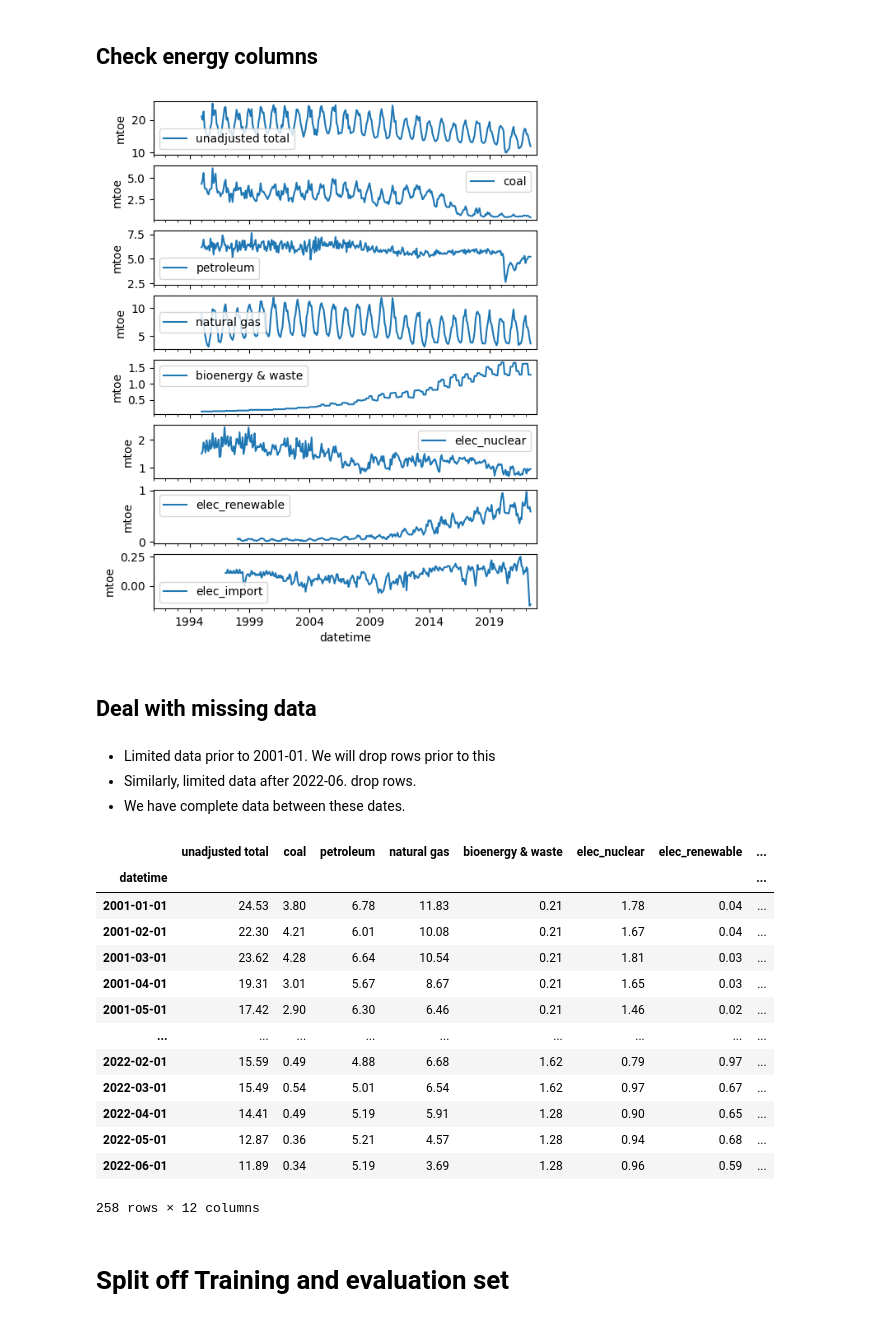
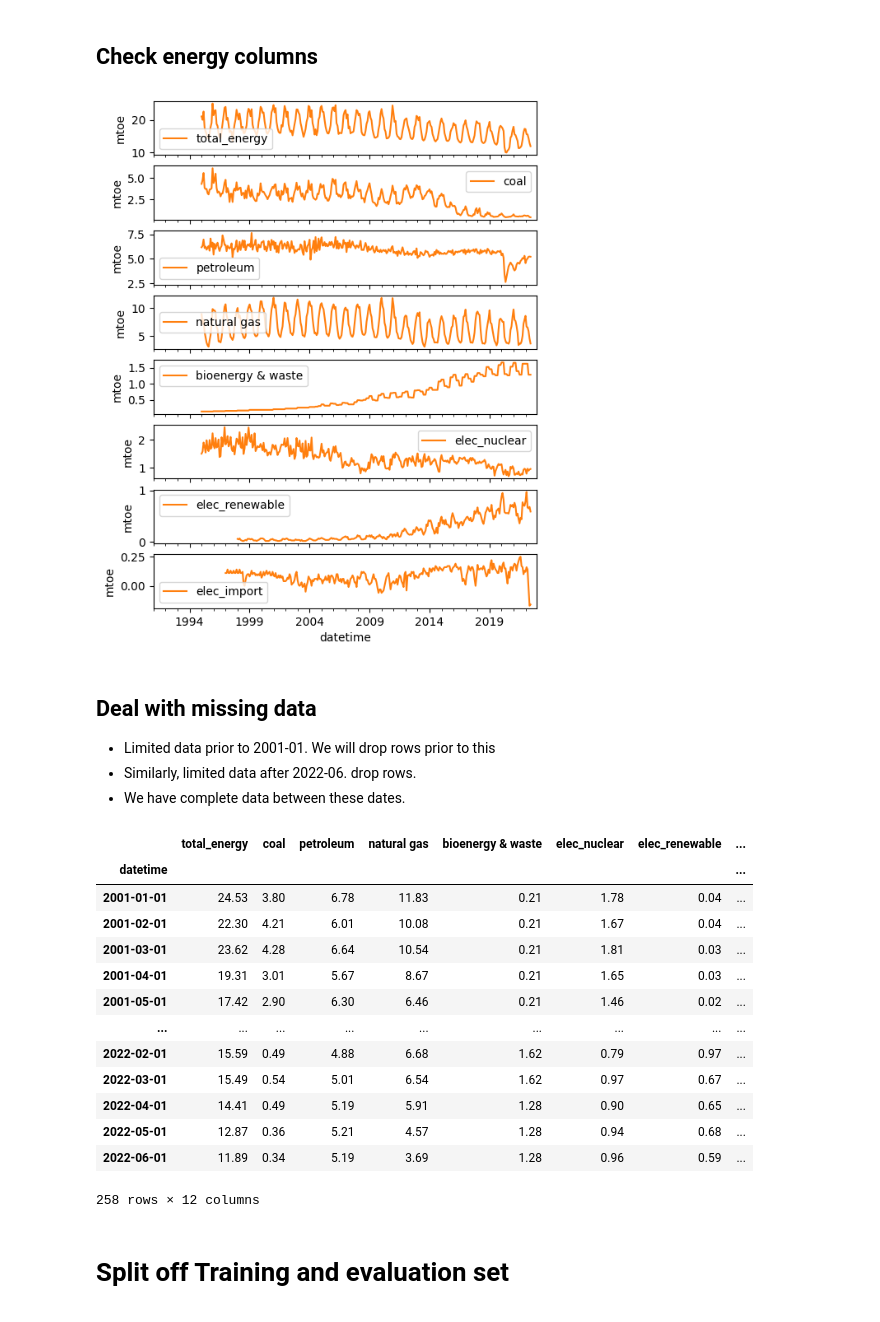
Before and after one commit to adin786/energy_forecast, a Jupyter notebook: notebooks/02_data exploration.ipynb, the cells around one changed output. Saved outputs shown, nothing was run; the diff lists cells and outputs as text; code cells hidden in the pictures.

```diff
--- a/notebooks/02_data exploration.ipynb
+++ b/notebooks/02_data exploration.ipynb
@@ -29,5 +33,5 @@ DATA_FILE_PATH = DATA_INTERIM / 'transformed_energy_weather.csv'
 # %%
-def load_data(path):
+def load_and_set_types(path):
     df = (
         pd.read_csv(path)
         .assign(datetime=lambda x: pd.to_datetime(x['datetime'], format='%Y-%m-%d'))
@@ -35,7 +39,7 @@ def load_data(path):
     )
     return df
 
-df = load_data(DATA_FILE_PATH)
+df = load_and_set_types(DATA_FILE_PATH)
 df.info()
 # %% [output]
 <class 'pandas.core.frame.DataFrame'>
@@ -65,7 +69,7 @@ weather_cols = {
     'rain': 'mm',
 }
 energy_cols = {
-    'unadjusted total': 'mtoe',
+    'total_energy': 'mtoe',
     'coal': 'mtoe',
     'petroleum': 'mtoe',
     'natural gas': 'mtoe',
@@ -82,7 +86,7 @@ fig = plt.figure(figsize=(6,5))
 for i, (col, unit) in enumerate(weather_cols.items()):
     sharex = ax if i>0 else None
     ax = fig.add_subplot(4,1,i+1, sharex=sharex)
-    df.plot(y=col, ax=ax)
+    df.plot(y=col, color='C0', ax=ax)
     ax.set_ylabel(unit)
 # %% [output]
 [figure]
@@ -91,16 +95,16 @@ for i, (col, unit) in enumerate(weather_cols.items()):
 # %%
 fig = plt.figure(figsize=(6,8))
 for i, (col, unit) in enumerate(energy_cols.items()):
     sharex = ax if i>0 else None
     ax = fig.add_subplot(len(energy_cols),1,i+1, sharex=sharex)
-    df.plot(y=col, ax=ax)
+    df.plot(y=col, color='C1', ax=ax)
     ax.set_ylabel(unit)
 # fig.tight_layout()
 # %% [output]
-[figure, old version]
+[figure, new version]
-# %% [markdown]
-## Deal with missing data
 # %% [markdown]
+## Deal with missing data
+
 - Limited data prior to 2001-01.  We will drop rows prior to this
 - Similarly, limited data after 2022-06. drop rows.
 - We have complete data between these dates.
@@ -112,7 +116,7 @@ def crop_data(df: DataFrame) -> DataFrame:
 df = crop_data(df)
 df
 # %% [output]
-|  | unadjusted total | coal | petroleum | natural gas | bioenergy & waste | elec_nuclear | elec_renewable | ... |
+|  | total_energy | coal | petroleum | natural gas | bioenergy & waste | elec_nuclear | elec_renewable | ... |
 | datetime |  |  |  |  |  |  |  | ... |
 | 2001-01-01 | 24.53 | 3.80 | 6.78 | 11.83 | 0.21 | 1.78 | 0.04 | ... |
 | 2001-02-01 | 22.30 | 4.21 | 6.01 | 10.08 | 0.21 | 1.67 | 0.04 | ... |
```
Also changed, not shown: parts of 34 cells of this notebook, 8 other files.
